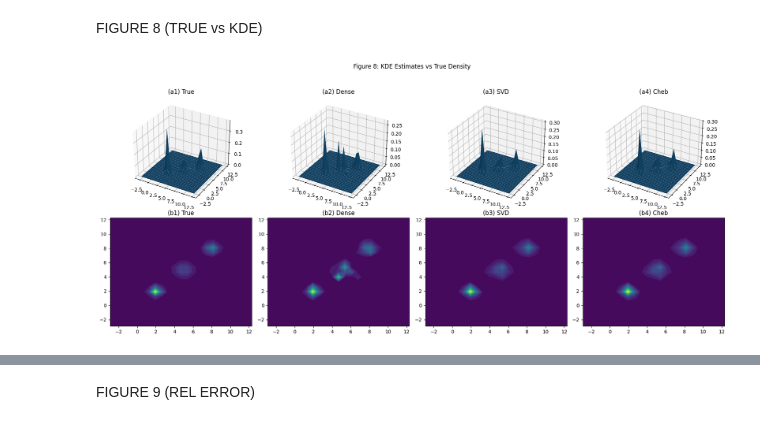
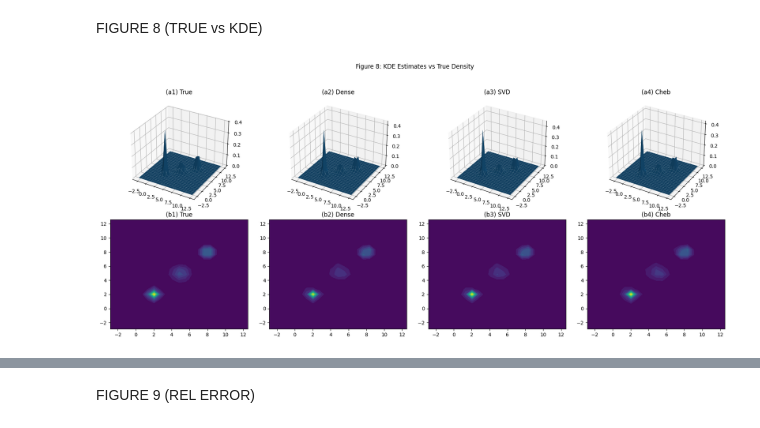
Before and after one commit to erakin027/KDE, a Jupyter notebook: KDE 2D/KDE_2d_combined_v2.ipynb, the cells around one changed output, grey strips where cells are left out. Cells and saved outputs as stored; diff of their text form; code cells hidden in the pictures.

```diff
--- a/KDE 2D/KDE_2d_combined_v2.ipynb
+++ b/KDE 2D/KDE_2d_combined_v2.ipynb
@@ -1440,7 +1458,7 @@ for N in N_cheb_full:
         print("  [DENSE]...", end=" ")
 
         kde_d = KDE2D_Dense(X, Z)
-        res_d = kde_d.fit(h_init, lr=0.05, iters=100)
+        res_d = kde_d.fit(h_init, lr=1e-3, iters=100)
 
         results.setdefault("dense", {})
         results["dense"][N] = {
@@ -2205,15 +2221,15 @@ N = 500
 # ------------------------
 dense_entry = results["dense"][N]
 svd_entry   = results["svd"][r_fixed][N]
-cheb_entry  = results["cheb"][p_fixed][N]
+cheb_entry  = results["cheb"][N][p_fixed]
 
-X = dense_entry["kde"].X
-Z = dense_entry["kde"].Z
+X = dense_entry["kde"].X_orig
+Z = dense_entry["kde"].Z_orig
 
 # ------------------------
 # Compute densities
 # ------------------------
-model = KDE2D_Dense(X, Z)
+model = dense_entry["kde"]
 
 f_true  = true_mixture_2d(Z)
 f_dense = model.kde_estimate(dense_entry["fit"]["h_opt"], Z)
@@ -2227,34 +2243,34 @@ titles = ["True", "Dense", "SVD", "Cheb"]
 # Grid from Z
 # ------------------------
 n = int(np.sqrt(len(Z)))
 Xg = Z[:,0].reshape(n,n)
 Yg = Z[:,1].reshape(n,n)
 
 # ------------------------
 # Figure 8 (2 rows x 4 cols)
 # ------------------------
 fig = plt.figure(figsize=(18,8))
 
 # ---------- Top row: 3D ----------
 for i in range(4):
     ax = fig.add_subplot(2,4,i+1, projection='3d')
     ax.plot_surface(Xg, Yg, fields[i].reshape(n,n))
     ax.set_title(f"(a{i+1}) {titles[i]}")
 
 # ---------- Bottom row: Contour ----------
 for i in range(4):
     ax = fig.add_subplot(2,4,4+i+1)
     ax.contourf(Xg, Yg, fields[i].reshape(n,n), levels=20)
     ax.set_title(f"(b{i+1}) {titles[i]}")
 
 plt.suptitle("Figure 8: KDE Estimates vs True Density")
 
 plt.tight_layout(rect=[0,0,1,0.95])
 plt.savefig("Figure_8_combined.png", dpi=300, bbox_inches="tight")
 
 plt.show()
 # %% [output]
-[figure, old version]
+[figure, new version]
 # %%
 N = 500
 
```
Also changed, not shown: parts of 22 cells of this notebook.
